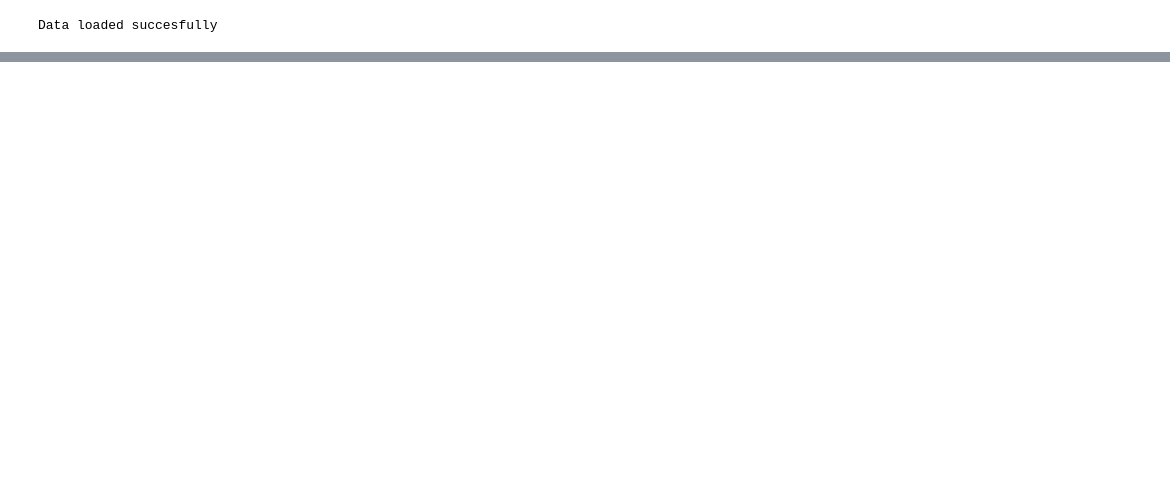
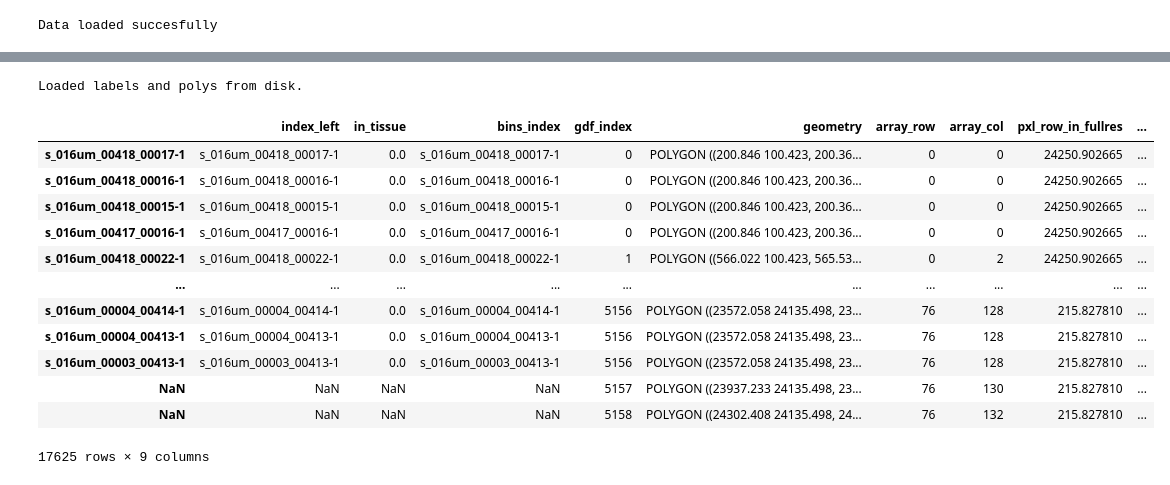
Before and after one commit to LuisAlonsoEsteban/HDViewer, a Jupyter notebook: bokeh_server/test.ipynb, the cells around one changed output, grey strips where cells are left out. Saved outputs shown, nothing was run; the diff lists cells and outputs as text; code cells hidden in the pictures; blank space fills up the shorter version.

```diff
--- a/bokeh_server/test.ipynb
+++ b/bokeh_server/test.ipynb
@@ -202,0 +41,29 @@ show(p)
+# %%
+polys = image_tiles.segment_image()[1]
+cells_gdf = image_tiles.get_cells_gdf(polys)
+# %% [output]
+Loaded labels and polys from disk.
+# %%
+from src.utils.operations import Pooler
+pooler = Pooler(
+    b2s.bin_squares,
+    b2s.adata_hd,
+    b2s.spot_polygons,
+    keep_cols=['array_row', 'array_col', 'pxl_row_in_fullres', 'pxl_col_in_fullres']
+)
+# %%
+pooler.join()
+# %% [output]
+|  | index_left | in_tissue | bins_index | gdf_index | geometry | array_row | array_col | pxl_row_in_fullres | ... |
+| s_016um_00418_00017-1 | s_016um_00418_00017-1 | 0.0 | s_016um_00418_00017-1 | 0 | POLYGON ((200.846 100.423, 200.36... | 0 | 0 | 24250.902665 | ... |
+| s_016um_00418_00016-1 | s_016um_00418_00016-1 | 0.0 | s_016um_00418_00016-1 | 0 | POLYGON ((200.846 100.423, 200.36... | 0 | 0 | 24250.902665 | ... |
+| s_016um_00418_00015-1 | s_016um_00418_00015-1 | 0.0 | s_016um_00418_00015-1 | 0 | POLYGON ((200.846 100.423, 200.36... | 0 | 0 | 24250.902665 | ... |
+| s_016um_00417_00016-1 | s_016um_00417_00016-1 | 0.0 | s_016um_00417_00016-1 | 0 | POLYGON ((200.846 100.423, 200.36... | 0 | 0 | 24250.902665 | ... |
+| s_016um_00418_00022-1 | s_016um_00418_00022-1 | 0.0 | s_016um_00418_00022-1 | 1 | POLYGON ((566.022 100.423, 565.53... | 0 | 2 | 24250.902665 | ... |
+| ... | ... | ... | ... | ... | ... | ... | ... | ... | ... |
+| s_016um_00004_00414-1 | s_016um_00004_00414-1 | 0.0 | s_016um_00004_00414-1 | 5156 | POLYGON ((23572.058 24135.498, 23... | 76 | 128 | 215.827810 | ... |
+| s_016um_00004_00413-1 | s_016um_00004_00413-1 | 0.0 | s_016um_00004_00413-1 | 5156 | POLYGON ((23572.058 24135.498, 23... | 76 | 128 | 215.827810 | ... |
+| s_016um_00003_00413-1 | s_016um_00003_00413-1 | 0.0 | s_016um_00003_00413-1 | 5156 | POLYGON ((23572.058 24135.498, 23... | 76 | 128 | 215.827810 | ... |
+| NaN | NaN | NaN | NaN | 5157 | POLYGON ((23937.233 24135.498, 23... | 76 | 130 | 215.827810 | ... |
+| NaN | NaN | NaN | NaN | 5158 | POLYGON ((24302.408 24135.498, 24... | 76 | 132 | 215.827810 | ... |
+17625 rows × 9 columns
```
Also changed, not shown: parts of 16 cells of this notebook, 23 other files.
